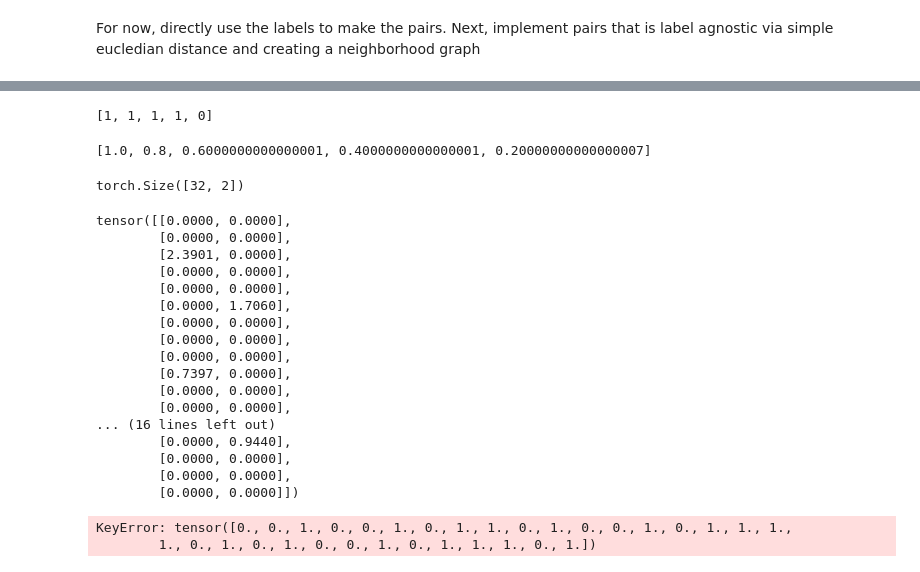
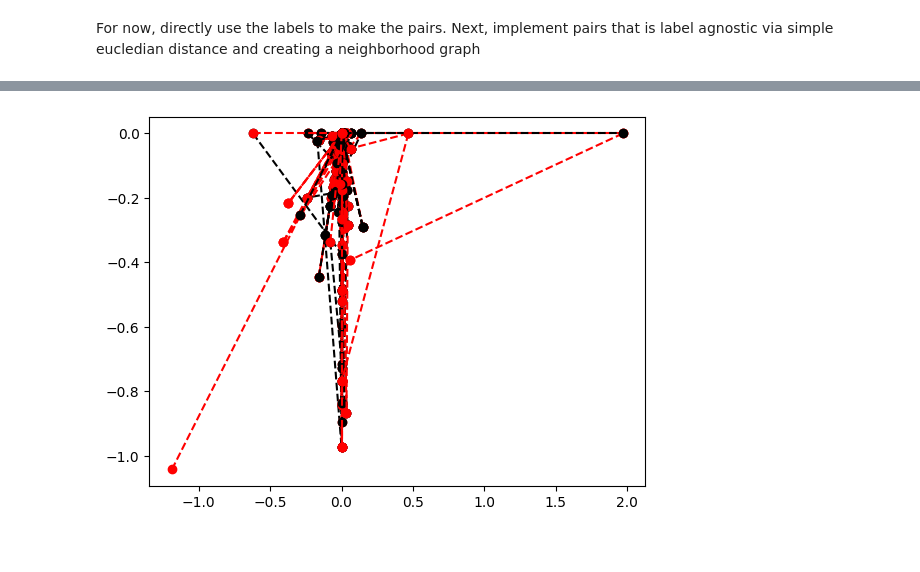
Before and after one commit to cchu70/klab_rotation, a Jupyter notebook: 08_Simple-MLP-unsupervised.ipynb, the cells around one changed output, grey strips where cells are left out. Cells and saved outputs as stored; diff of their text form; code cells hidden in the pictures.

```diff
--- a/08_Simple-MLP-unsupervised.ipynb
+++ b/08_Simple-MLP-unsupervised.ipynb
@@ -98,46 +92,11 @@ test_df
-# %%
-DrLIM_model.grow_prune_history
-# %% [output]
-[1, 1, 1, 1, 0]
-# %%
-DrLIM_model.grow_prob_history
-# %% [output]
-[1.0, 0.8, 0.6000000000000001, 0.4000000000000001, 0.20000000000000007]
-# %%
-pred[0].shape
-# %% [output]
-torch.Size([32, 2])
-# %%
-pred[1]
-# %% [output]
-tensor([[0.0000, 0.0000],
-        [0.0000, 0.0000],
-        [2.3901, 0.0000],
-        [0.0000, 0.0000],
-        [0.0000, 0.0000],
-        [0.0000, 1.7060],
-        [0.0000, 0.0000],
-        [0.0000, 0.0000],
-        [0.0000, 0.0000],
-        [0.7397, 0.0000],
-        [0.0000, 0.0000],
-        [0.0000, 0.0000],
-... (16 lines left out)
-        [0.0000, 0.9440],
-        [0.0000, 0.0000],
-        [0.0000, 0.0000],
-        [0.0000, 0.0000]])
 # %%
 DrLIM_model.eval()
-colors = {1: 'red', 0: 'k'}
+colors = {1: 'ro--', 0: 'ko--'}
 with torch.no_grad():
     for X, y in train_pair_dataloader:
         pred = DrLIM_model(X)
-        plt.scatter(pred[0][:, 0], pred[0][:, 1], c=colors[y])
-        plt.scatter(pred[1][:, 0], pred[1][:, 1], c=colors[y])
-        plt.show()
-        assert False
-        break
+        for i in range(len(pred[0])):
+            plt.plot([pred[0][i, 0], pred[1][i, 0]], [pred[0][i, 1], pred[1][i, 1]], colors[y[i].item()])
+    plt.show()
 # %% [output]
-KeyError: tensor([0., 0., 1., 0., 0., 1., 0., 1., 1., 0., 1., 0., 0., 1., 0., 1., 1., 1.,
-        1., 0., 1., 0., 1., 0., 0., 1., 0., 1., 1., 1., 0., 1.])
+[figure, added]
```
Also changed, not shown: parts of 16 cells of this notebook, 4 other files.
